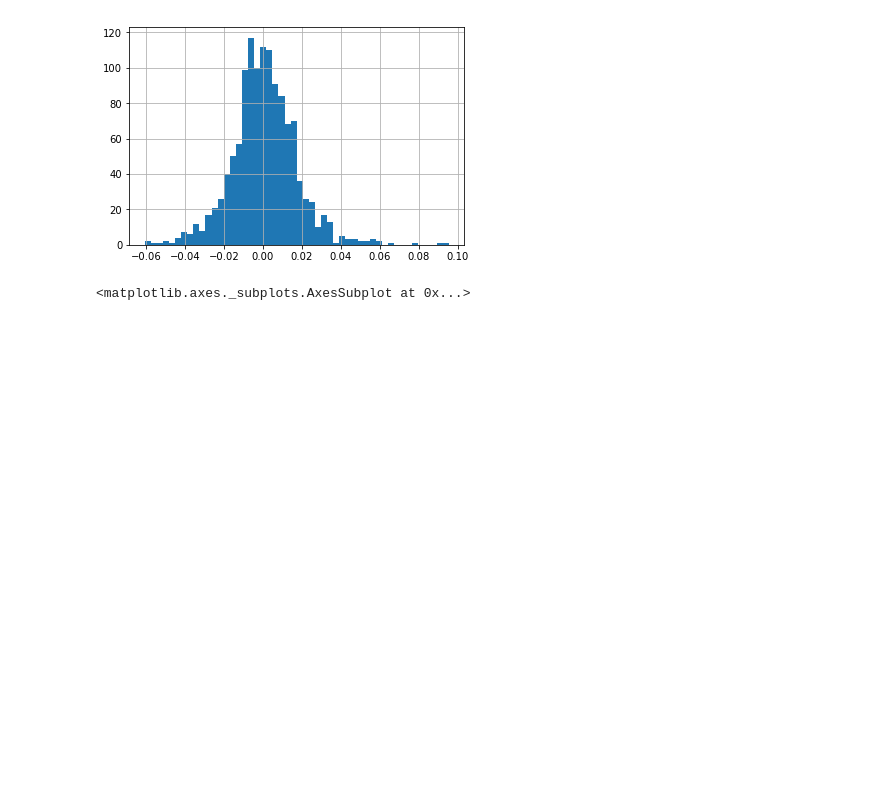
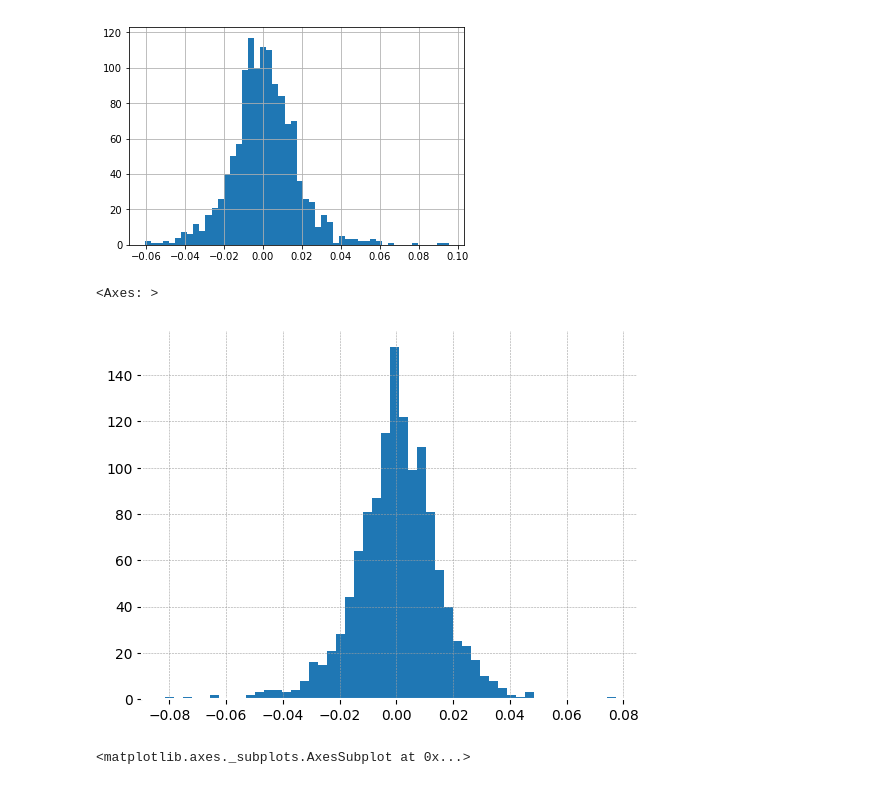
Before and after one commit to Shanmukha2001/PQN, a Jupyter notebook: algorithmic training conda/07-Stock-Market-Analysis-Capstone-Project/Stock Market Analysis Project.ipynb, the cells around one changed output. Saved outputs shown, nothing was run; the diff lists cells and outputs as text; code cells hidden in the pictures; blank space fills up the shorter version.

```diff
--- a/algorithmic training conda/07-Stock-Market-Analysis-Capstone-Project/Stock Market Analysis Project.ipynb
+++ b/algorithmic training conda/07-Stock-Market-Analysis-Capstone-Project/Stock Market Analysis Project.ipynb
@@ -319,6 +396,11 @@ This defines r_t (return at time t) as equal to the price at time t divided by t
 # %% [output]
 <matplotlib.axes._subplots.AxesSubplot at 0x...>
 [figure]
+# %%
+ford['returns'].hist(bins=50)
+# %% [output]
+<Axes: >
+[figure, added]
 # %%
 # %% [output]
 <matplotlib.axes._subplots.AxesSubplot at 0x...>
```
Also changed, not shown: parts of 17 cells of this notebook.
